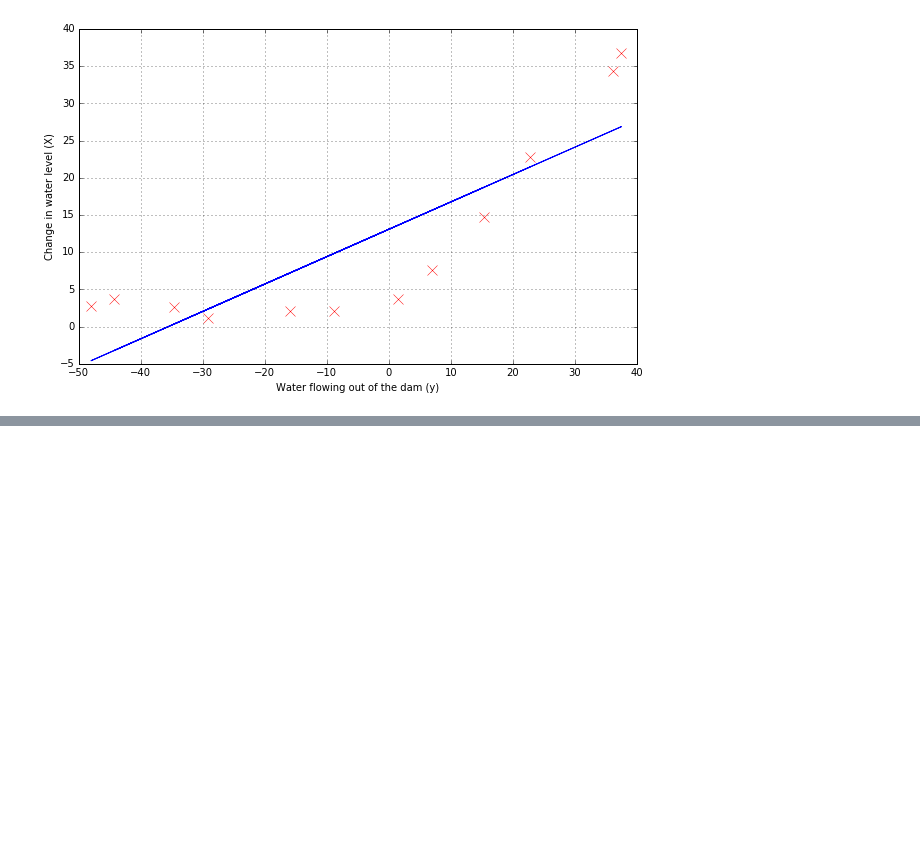
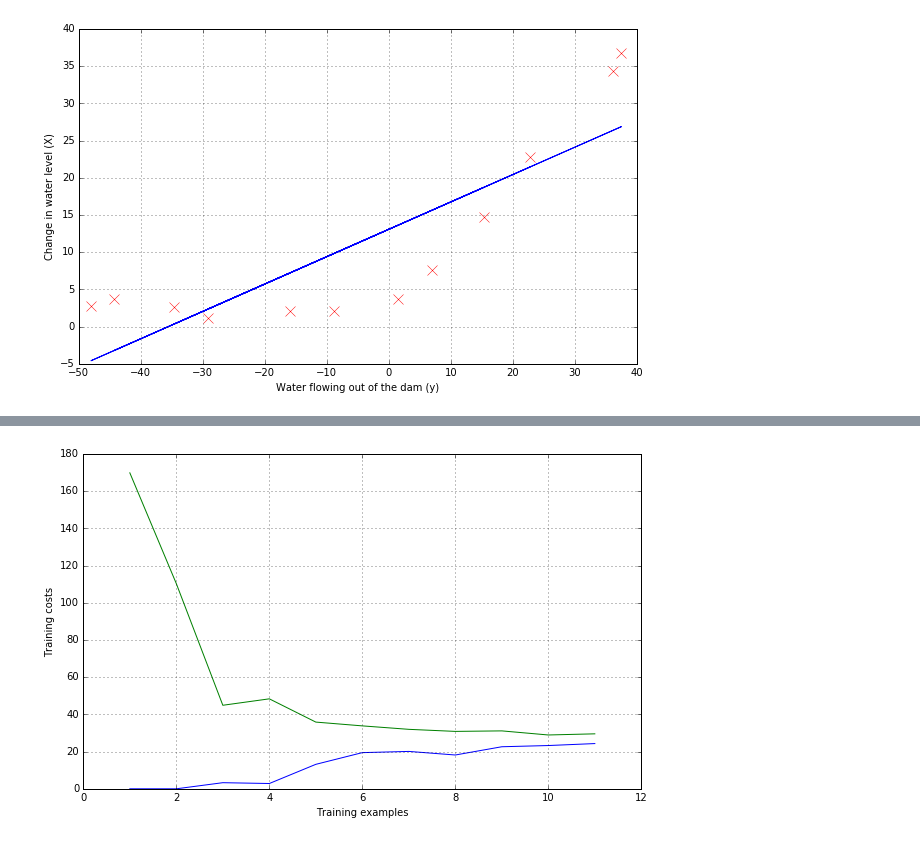
Before and after one commit to biroc/ml-coursera, a Jupyter notebook: Regularized Linear Regression and Bias:Variance/ex5sol.ipynb, the cells around one changed output, grey strips where cells are left out. Cells and saved outputs as stored; diff of their text form; code cells hidden in the pictures; blank space fills up the shorter version.

Commit message:
Learning curves computed and plotted

```diff
--- a/Regularized Linear Regression and Bias:Variance/ex5sol.ipynb
+++ b/Regularized Linear Regression and Bias:Variance/ex5sol.ipynb
@@ -41,6 +41,7 @@ def hypo(X, weights):
     return np.dot(X, weights)
 
 def cost_function(weights, X, Y, lmbda=0.):
+    m = X.shape[0]
     h = hypo(X,weights).reshape((m,1))
     cost = float(1./(2. * m)) * np.dot((h - Y).T, h - Y)
     regularization = float(lmbda/(2. * m) * np.dot(weights[1:], weights[1:].T))
@@ -57,6 +58,7 @@ cost_function(initial_weights, Xtrain, Ytrain, 1.)
 You should expect to see a gradient of [-15.30; 598.250].
 """
 def gradient(weights, X, Y, lmbda=.0):
+    m = X.shape[0]
     weights = weights.reshape((weights.shape[0],1))
     grad = float(1./m) * np.dot(X.T, hypo(X, weights) - Y) + float(lmbda/m) * weights[1:]
     return grad.flatten()
@@ -68,10 +70,11 @@ grad = gradient(initial_weights, Xtrain, Ytrain)
 from scipy.optimize import fmin_cg
 
 def optimize(X, Y, weights, lmbda=.0):
-    return fmin_cg(f=cost_function, fprime=gradient, args=(X, Y, lmbda), x0=weights, maxiter=200, disp=True, full_output=True)
+    optimum_weights = fmin_cg(f=cost_function, fprime=gradient, args=(X, Y, lmbda), x0=weights, maxiter=200, disp=True, full_output=True)
+    return optimum_weights[0].reshape((2,1))
 
 initial_weights = np.ones((2,1))
-optimum_weights = optimize(Xtrain, Ytrain, initial_weights,0)[0]
+optimum_weights = optimize(Xtrain, Ytrain, initial_weights,0)
 # %% [output]
 Optimization terminated successfully.
          Current function value: 22.373906
@@ -86,0 +92,11 @@ plt.plot(Xtrain[:,1],hypo(Xtrain,optimum_weights,))
+# %%
+training_costs = []
+cv_costs = []
+initial_weights = np.ones((2,1))
+training_examples = [i for i in range(1, Xtrain.shape[0])]
+for t in training_examples:
+    trainingX = Xtrain[:t]
+    labelsY = Ytrain[:t]
+    optimum_weights = optimize(trainingX, labelsY, initial_weights, 0)
+    training_costs.append(cost_function(optimum_weights, trainingX, labelsY, 0))
+    cv_costs.append(cost_function(optimum_weights, Xval, Yval, 0))
@@ -86,0 +121,12 @@ plt.plot(Xtrain[:,1],hypo(Xtrain,optimum_weights,))
+# %%
+plt.figure(figsize=(10,6))
+plt.plot(training_examples,training_costs)
+plt.plot(training_examples,cv_costs)
+plt.ylabel("Training costs")
+plt.xlabel("Training examples")
+plt.grid(True)
+
+# We can observe that we have a high bias problem, our model is too simple to
+# fit our dataset well.
+# %% [output]
+[figure, added]
```
Also changed, not shown: parts of 2 cells of this notebook.
